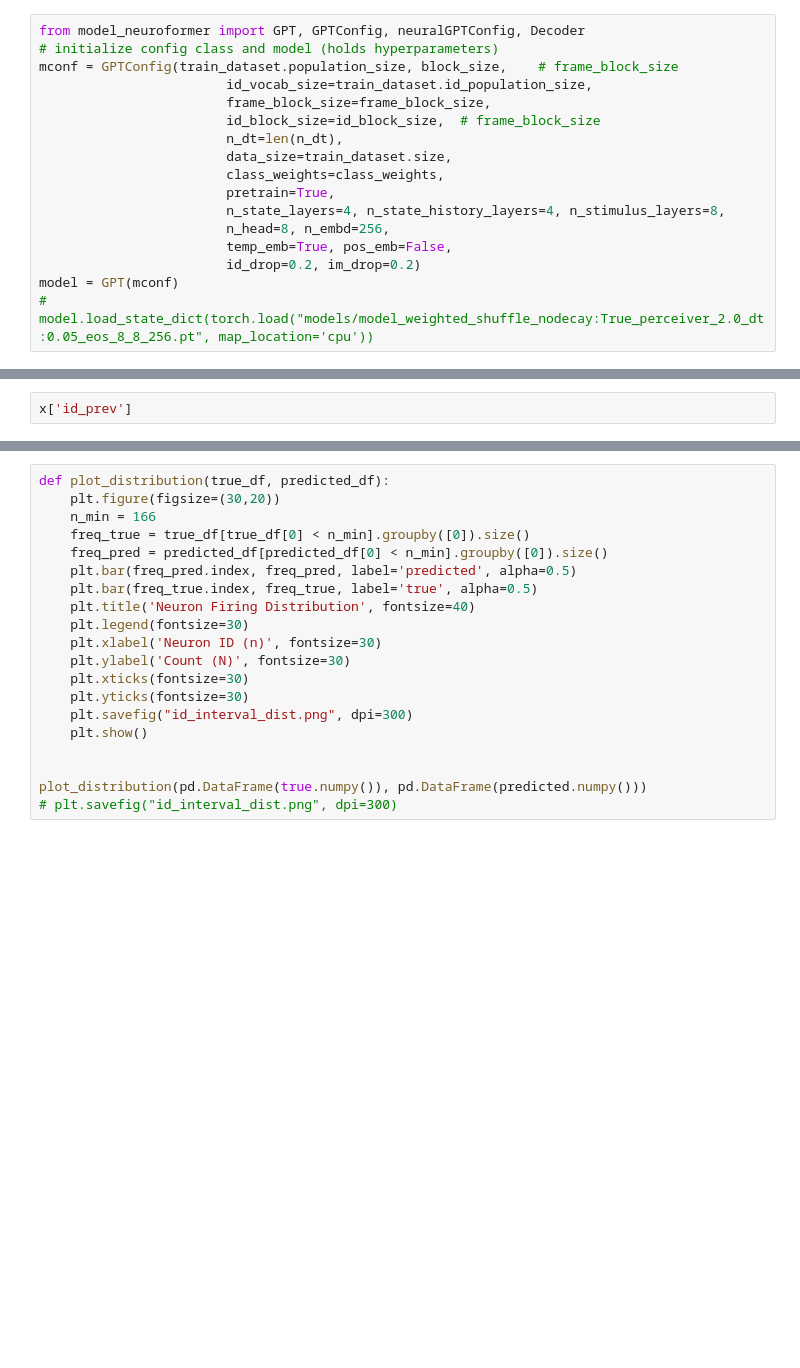
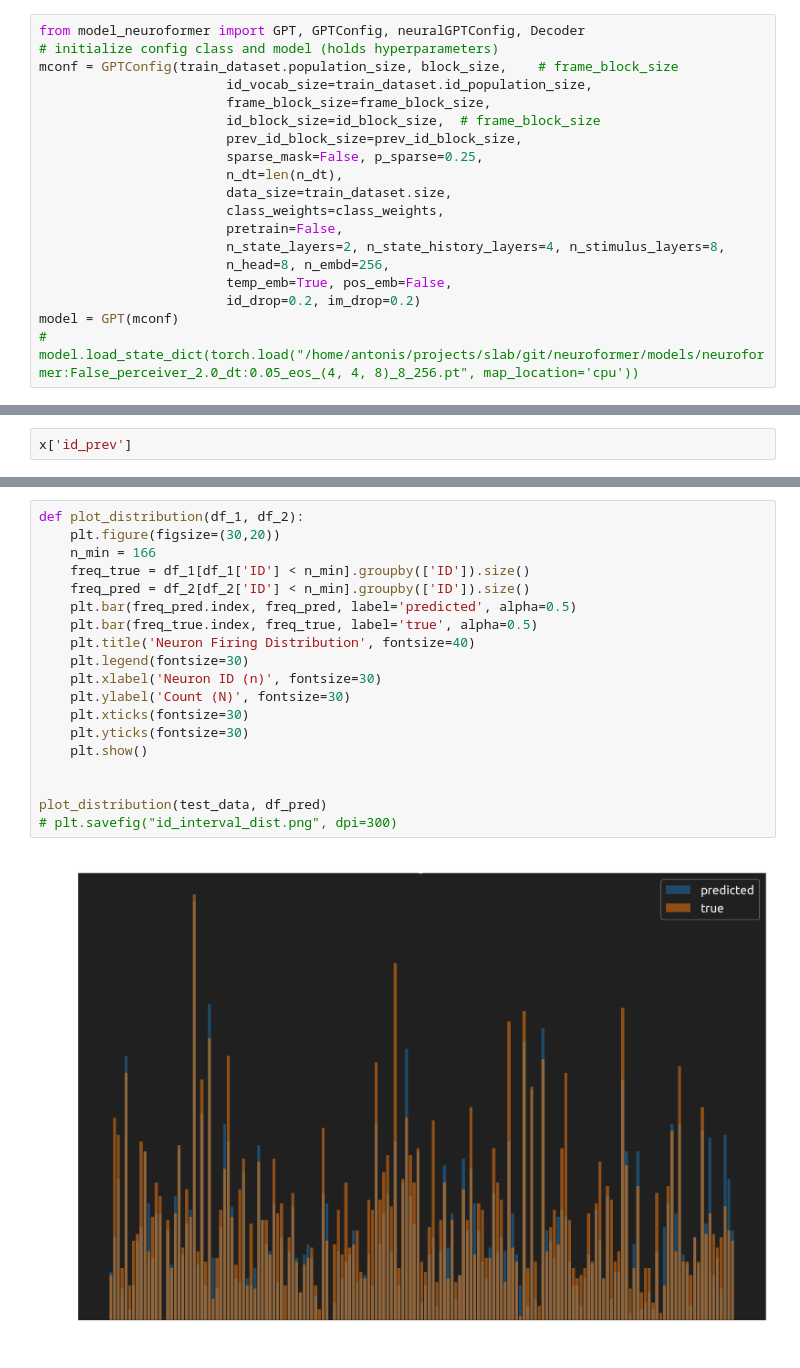
Before and after one commit to a-antoniades/neuroformer_, a Jupyter notebook: neuroformer_OneCombo3.ipynb, the cells around one changed output, grey strips where cells are left out. Saved outputs shown, nothing was run; the diff lists cells and outputs as text; blank space fills up the shorter version.

```diff
--- a/neuroformer_OneCombo3.ipynb
+++ b/neuroformer_OneCombo3.ipynb
@@ -265,14 +265,16 @@ mconf = GPTConfig(train_dataset.population_size, block_size,    # frame_block_si
                         id_vocab_size=train_dataset.id_population_size,
                         frame_block_size=frame_block_size,
                         id_block_size=id_block_size,  # frame_block_size
+                        prev_id_block_size=prev_id_block_size,
+                        sparse_mask=False, p_sparse=0.25,
                         n_dt=len(n_dt),
                         data_size=train_dataset.size,
                         class_weights=class_weights,
-                        pretrain=True,
-                        n_state_layers=4, n_state_history_layers=4, n_stimulus_layers=8,
+                        pretrain=False,
+                        n_state_layers=2, n_state_history_layers=4, n_stimulus_layers=8,
                         n_head=8, n_embd=256,
                         temp_emb=True, pos_emb=False,
                         id_drop=0.2, im_drop=0.2)
 model = GPT(mconf)
-# model.load_state_dict(torch.load("models/model_weighted_shuffle_nodecay:True_perceiver_2.0_dt:0.05_eos_8_8_256.pt", map_location='cpu'))
+# model.load_state_dict(torch.load("/home/antonis/projects/slab/git/neuroformer/models/neuroformer:False_perceiver_2.0_dt:0.05_eos_(4, 4, 8)_8_256.pt", map_location='cpu'))
 # %% [output]
@@ -487,20 +501,21 @@ def plot_dt_distribution(dt, label):
 # %%
-def plot_distribution(true_df, predicted_df):
+def plot_distribution(df_1, df_2):
     plt.figure(figsize=(30,20))
     n_min = 166
-    freq_true = true_df[true_df[0] < n_min].groupby([0]).size()
-    freq_pred = predicted_df[predicted_df[0] < n_min].groupby([0]).size()
+    freq_true = df_1[df_1['ID'] < n_min].groupby(['ID']).size()
+    freq_pred = df_2[df_2['ID'] < n_min].groupby(['ID']).size()
     plt.bar(freq_pred.index, freq_pred, label='predicted', alpha=0.5)
     plt.bar(freq_true.index, freq_true, label='true', alpha=0.5)
     plt.title('Neuron Firing Distribution', fontsize=40)
     plt.legend(fontsize=30)
     plt.xlabel('Neuron ID (n)', fontsize=30)
     plt.ylabel('Count (N)', fontsize=30)
     plt.xticks(fontsize=30)
     plt.yticks(fontsize=30)
-    plt.savefig("id_interval_dist.png", dpi=300)
     plt.show()
 
 
-plot_distribution(pd.DataFrame(true.numpy()), pd.DataFrame(predicted.numpy()))
+plot_distribution(test_data, df_pred)
 # plt.savefig("id_interval_dist.png", dpi=300)
+# %% [output]
+[figure, added]
```
Also changed, not shown: parts of 32 cells of this notebook, 5 other files.
